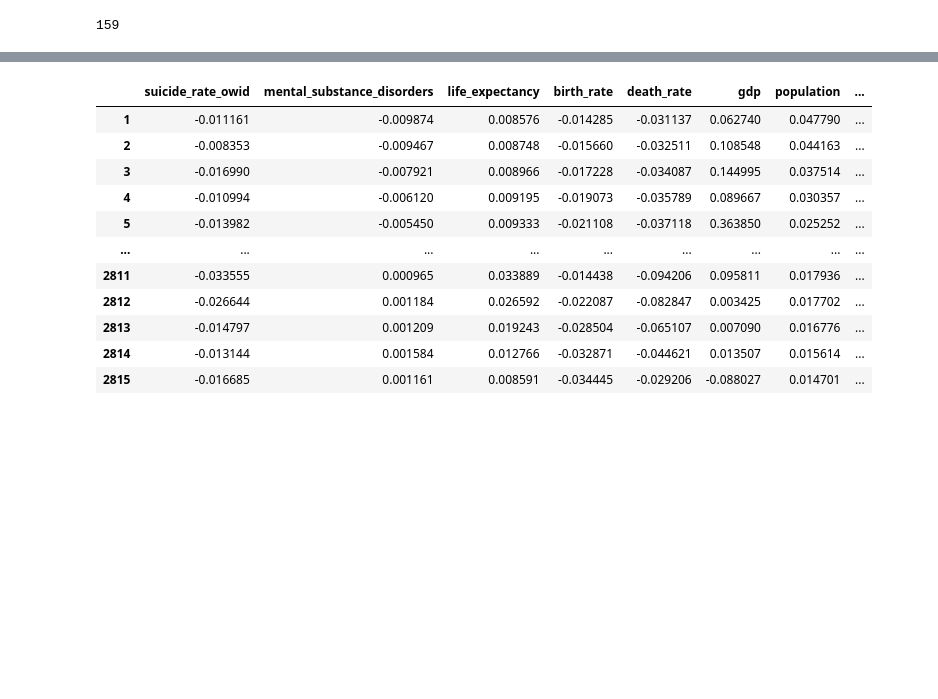
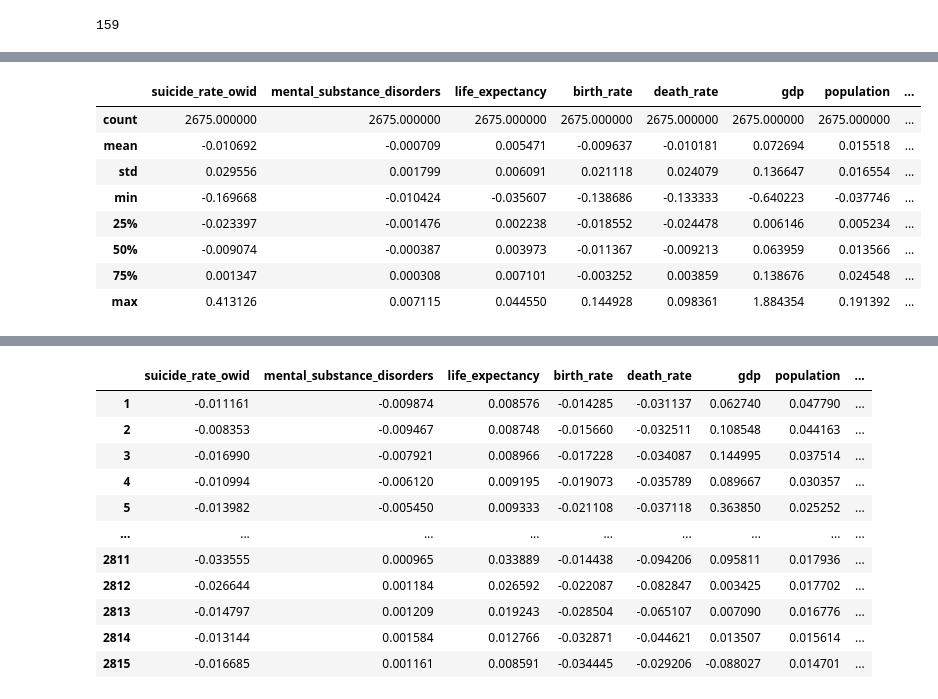
Before and after one commit to anajuarezar/Suicide-Analysis, a Jupyter notebook: data/Rate_of_Change.ipynb, the cells around one changed output, grey strips where cells are left out. Cells and saved outputs as stored; diff of their text form; code cells hidden in the pictures; blank space fills up the shorter version.

```diff
--- a/data/Rate_of_Change.ipynb
+++ b/data/Rate_of_Change.ipynb
@@ -91,0 +131,12 @@ for country in country_list:
+# %%
+roc_df.describe()
+# %% [output]
+|  | suicide_rate_owid | mental_substance_disorders | life_expectancy | birth_rate | death_rate | gdp | population | ... |
+| count | 2675.000000 | 2675.000000 | 2675.000000 | 2675.000000 | 2675.000000 | 2675.000000 | 2675.000000 | ... |
+| mean | -0.010692 | -0.000709 | 0.005471 | -0.009637 | -0.010181 | 0.072694 | 0.015518 | ... |
+| std | 0.029556 | 0.001799 | 0.006091 | 0.021118 | 0.024079 | 0.136647 | 0.016554 | ... |
+| min | -0.169668 | -0.010424 | -0.035607 | -0.138686 | -0.133333 | -0.640223 | -0.037746 | ... |
+| 25% | -0.023397 | -0.001476 | 0.002238 | -0.018552 | -0.024478 | 0.006146 | 0.005234 | ... |
+| 50% | -0.009074 | -0.000387 | 0.003973 | -0.011367 | -0.009213 | 0.063959 | 0.013566 | ... |
+| 75% | 0.001347 | 0.000308 | 0.007101 | -0.003252 | 0.003859 | 0.138676 | 0.024548 | ... |
+| max | 0.413126 | 0.007115 | 0.044550 | 0.144928 | 0.098361 | 1.884354 | 0.191392 | ... |
```
Also changed, not shown: parts of 9 cells of this notebook, 3 other files.
